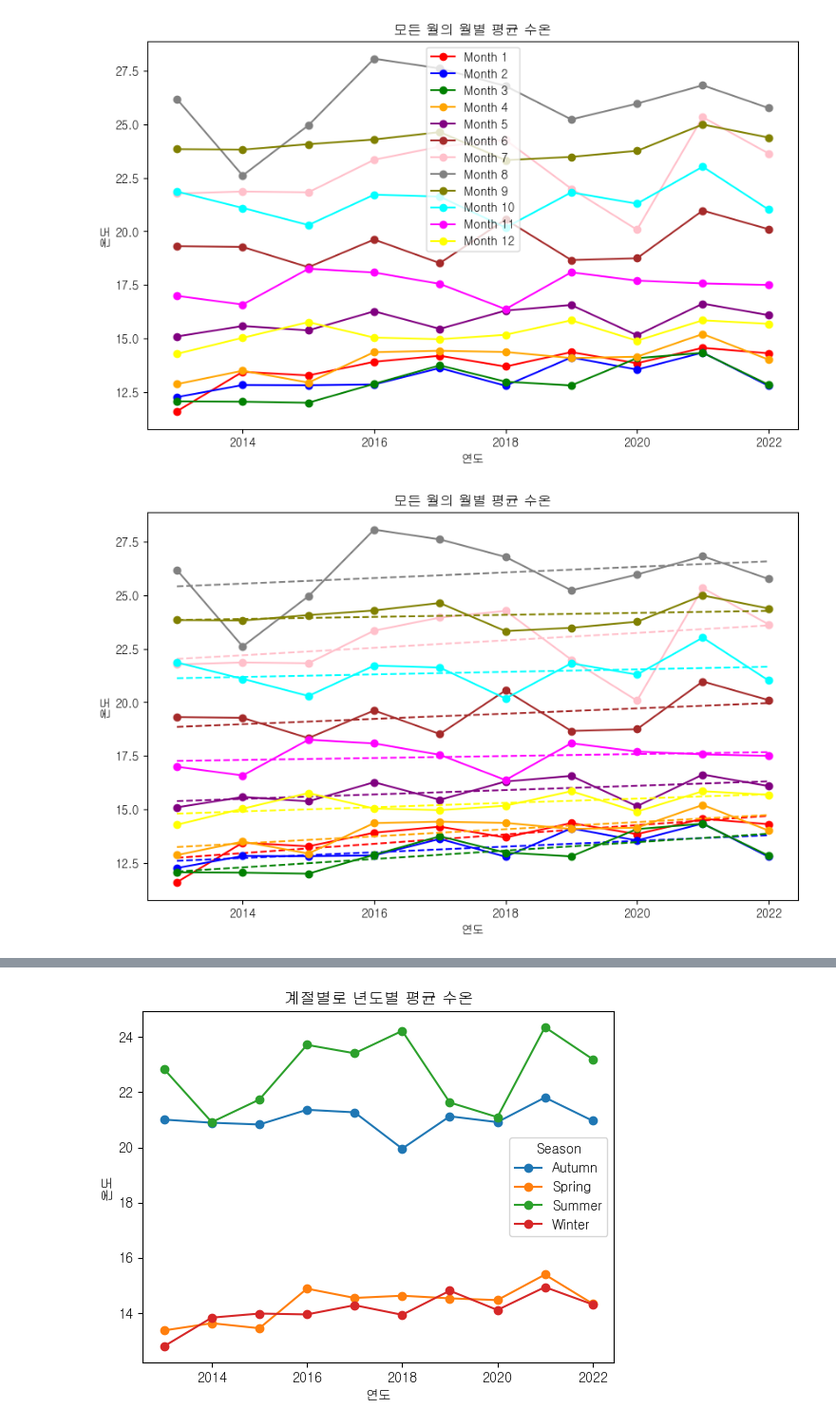
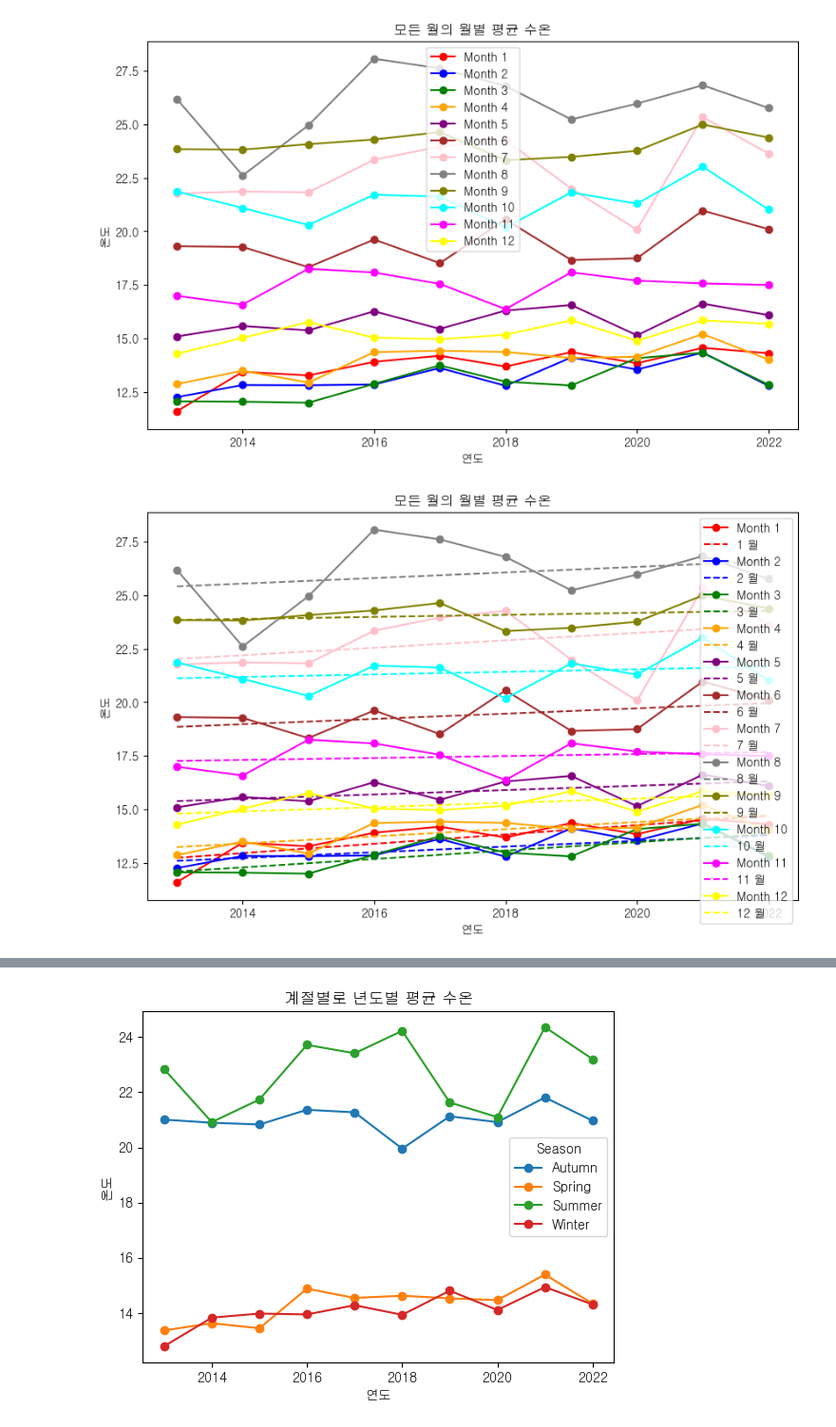
Before and after one commit to eshehh/K1109_Py_Class_Lab, a Jupyter notebook: testpyt/0526_거문도_수온.ipynb, the cells around one changed output, grey strips where cells are left out. Shown at 95% size. Cells and saved outputs as stored; diff of their text form; code cells hidden in the pictures.

```diff
--- a/testpyt/0526_거문도_수온.ipynb
+++ b/testpyt/0526_거문도_수온.ipynb
@@ -243,35 +243,39 @@ for i, month in enumerate(months):
     # Filter the data for the specific month
     specific_month_data = df[df.index.month == month]
 
     # Group by year and calculate the average temperature
     yearly_avg_specific_month = specific_month_data.groupby(specific_month_data.index.year)['Stemp(°C)'].mean()
 
     # Plot the average monthly water temperature for the specific month with a different color
     plt.plot(yearly_avg_specific_month.index, yearly_avg_specific_month.values, marker='o', linestyle='-', color=colors[i], label=f'Month {month}')
 
     # Fit linear regression model to the data
     X = np.array(yearly_avg_specific_month.index).reshape(-1, 1)
     y = yearly_avg_specific_month.values.reshape(-1, 1)
     reg = LinearRegression()
     reg.fit(X, y)
 
     # Predict y values based on the linear regression model
     y_pred = reg.predict(X)
 
     # Plot the linear regression line
-    plt.plot(yearly_avg_specific_month.index, y_pred, color=colors[i], linestyle='--')
+    plt.plot(yearly_avg_specific_month.index, y_pred, color=colors[i], linestyle='--',label=f'{month} 월')
+
 
 # Set the x-axis and y-axis labels
 plt.xlabel('연도')
 plt.ylabel('온도')
 
 # Set the title of the graph
 plt.title('모든 월의 월별 평균 수온')
 
+# Add a legend
+plt.legend()
+
 # Display the plot
 plt.show()
 # %% [output]
-[figure, old version]
+[figure, new version]
 # %%
 
 # Define the months and corresponding colors
```
Also changed, not shown: parts of 1 cell of this notebook, 7 other files.
